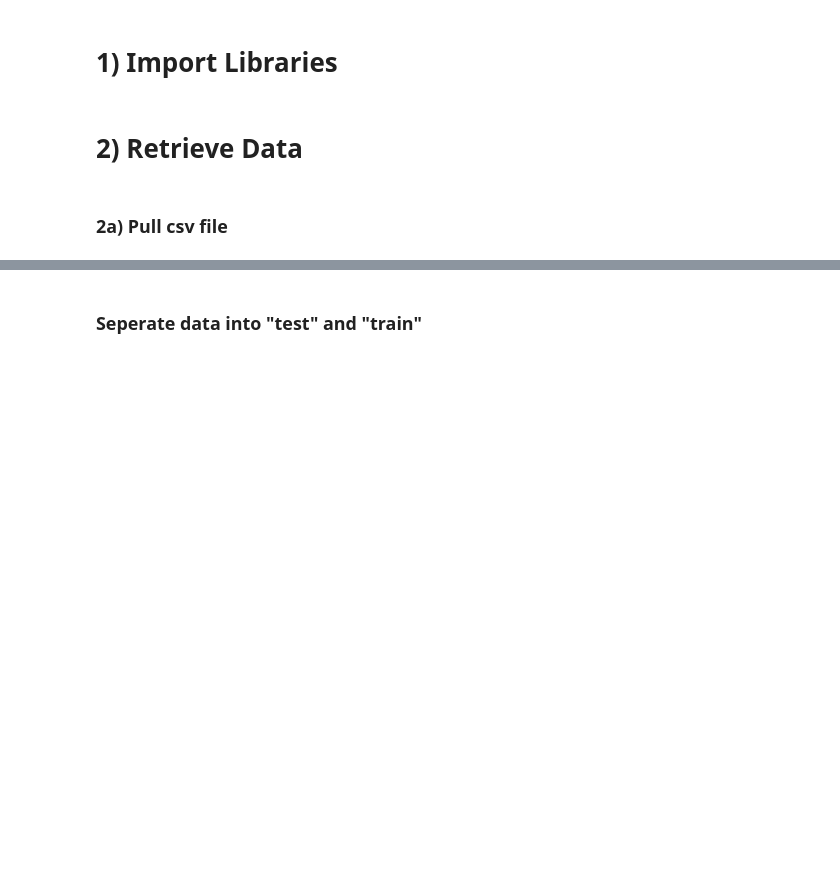
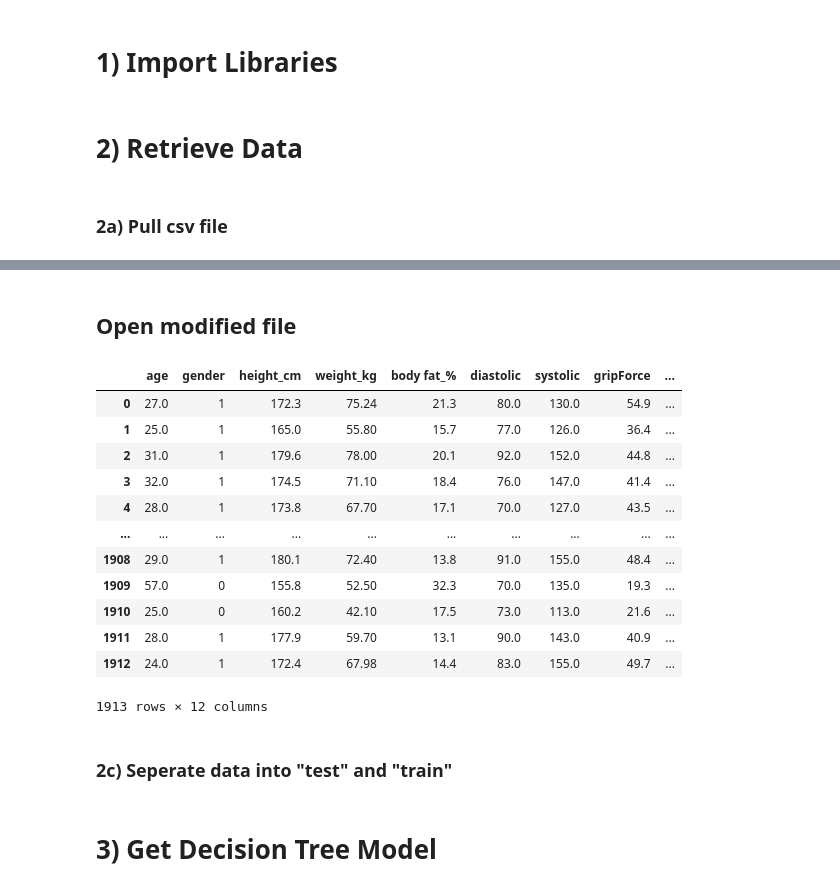
Before and after one commit to Sonicdaheghod/Decision-Tree_MT, a Jupyter notebook: DecisionTree_ MT.ipynb, the cells around one changed output, grey strips where cells are left out. Saved outputs shown, nothing was run; the diff lists cells and outputs as text; code cells hidden in the pictures; blank space fills up the shorter version.

```diff
--- a/DecisionTree_ MT.ipynb
+++ b/DecisionTree_ MT.ipynb
@@ -25,2 +83,21 @@ data
+# %% [markdown]
+## Open modified file
+# %%
+data = pd.read_csv("modified_bodyPerformance.csv")
+data
+# %% [output]
+|  | age | gender | height_cm | weight_kg | body fat_% | diastolic | systolic | gripForce | ... |
+| 0 | 27.0 | 1 | 172.3 | 75.24 | 21.3 | 80.0 | 130.0 | 54.9 | ... |
+| 1 | 25.0 | 1 | 165.0 | 55.80 | 15.7 | 77.0 | 126.0 | 36.4 | ... |
+| 2 | 31.0 | 1 | 179.6 | 78.00 | 20.1 | 92.0 | 152.0 | 44.8 | ... |
+| 3 | 32.0 | 1 | 174.5 | 71.10 | 18.4 | 76.0 | 147.0 | 41.4 | ... |
+| 4 | 28.0 | 1 | 173.8 | 67.70 | 17.1 | 70.0 | 127.0 | 43.5 | ... |
+| ... | ... | ... | ... | ... | ... | ... | ... | ... | ... |
+| 1908 | 29.0 | 1 | 180.1 | 72.40 | 13.8 | 91.0 | 155.0 | 48.4 | ... |
+| 1909 | 57.0 | 0 | 155.8 | 52.50 | 32.3 | 70.0 | 135.0 | 19.3 | ... |
+| 1910 | 25.0 | 0 | 160.2 | 42.10 | 17.5 | 73.0 | 113.0 | 21.6 | ... |
+| 1911 | 28.0 | 1 | 177.9 | 59.70 | 13.1 | 90.0 | 143.0 | 40.9 | ... |
+| 1912 | 24.0 | 1 | 172.4 | 67.98 | 14.4 | 83.0 | 155.0 | 49.7 | ... |
+1913 rows × 12 columns
 # %% [markdown]
-### Seperate data into "test" and "train"
+### 2c) Seperate data into "test" and "train"
@@ -26,0 +109,2 @@ data
+# %% [markdown]
+# 3) Get Decision Tree Model
```
Also changed, not shown: parts of 24 cells of this notebook.
